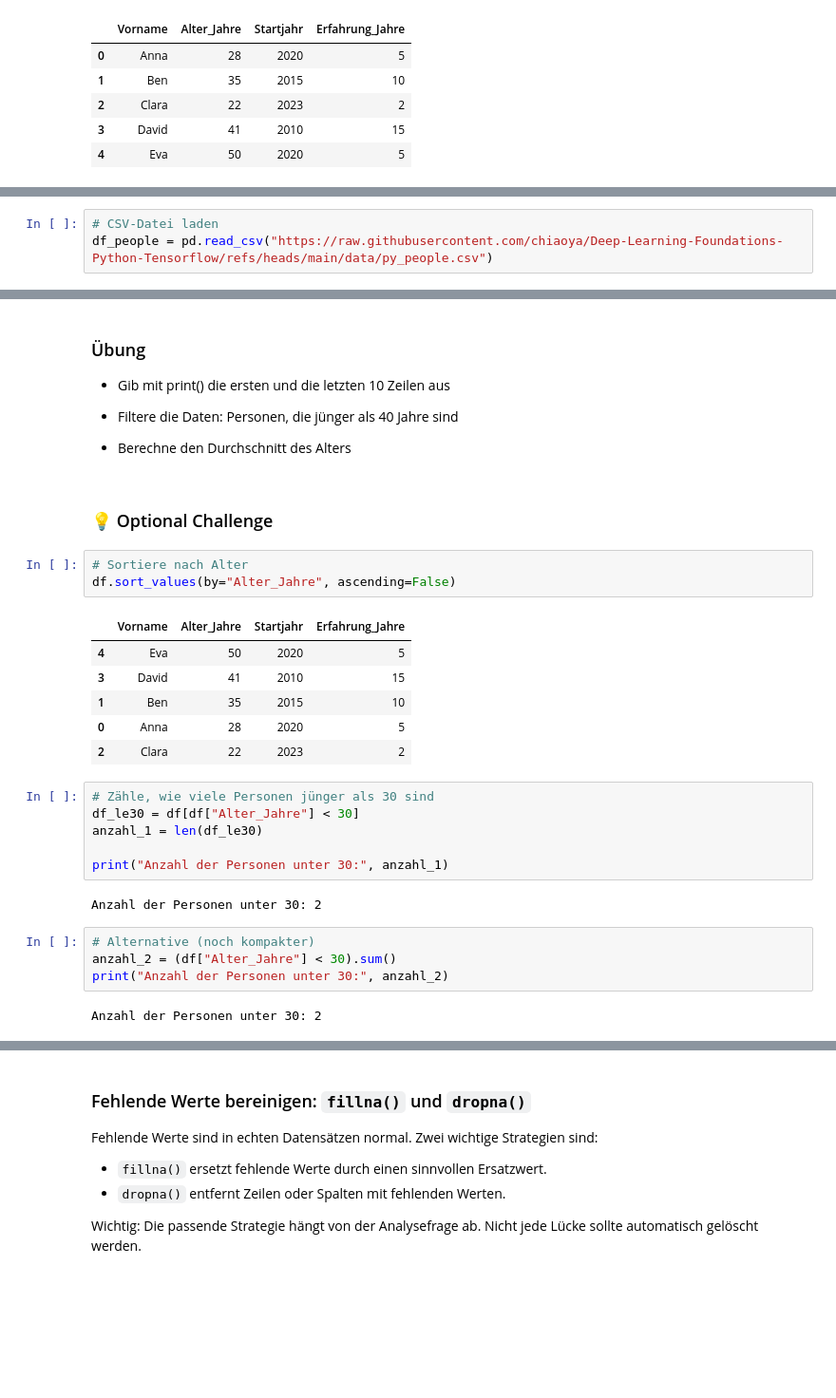
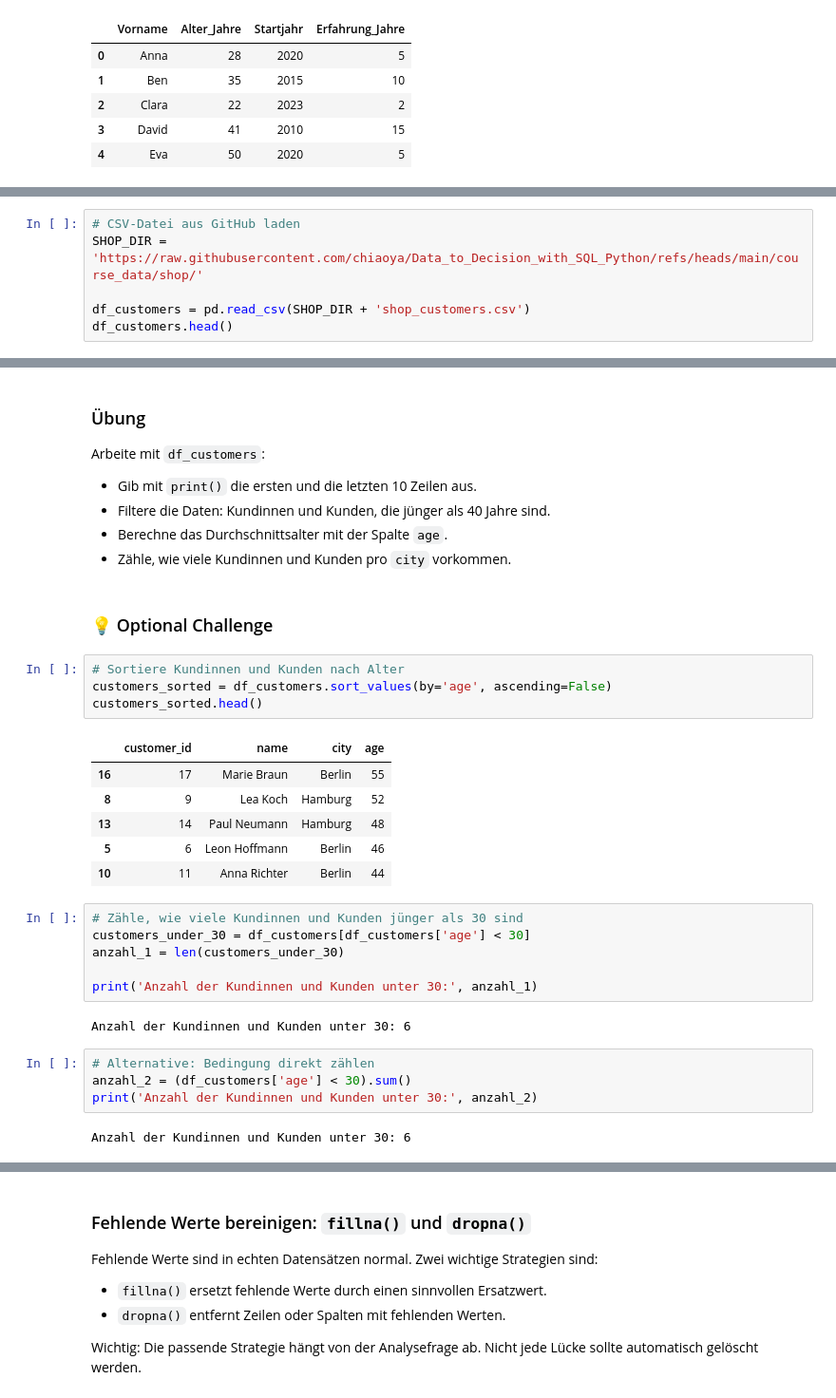
Before and after one commit to chiaoya/Data_to_Decision_with_SQL_Python, a Jupyter notebook: Tag 3/Day_3_Data_Analytics_SQL_Python.ipynb, the cells around one changed output, grey strips where cells are left out. Shown at 95% size. Saved outputs shown, nothing was run; the diff lists cells and outputs as text; blank space fills up the shorter version.

Commit message:
Update course notebooks and deck PDFs

```diff
--- a/Tag 3/Day_3_Data_Analytics_SQL_Python.ipynb
+++ b/Tag 3/Day_3_Data_Analytics_SQL_Python.ipynb
@@ -632,3 +583,6 @@ Lade die Datei people.csv aus Notion herunter und speichere sie auf deinem Deskt
 # %%
-# CSV-Datei laden
-df_people = pd.read_csv("https://raw.githubusercontent.com/chiaoya/Deep-Learning-Foundations-Python-Tensorflow/refs/heads/main/data/py_people.csv")
+# CSV-Datei aus GitHub laden
+SHOP_DIR = 'https://raw.githubusercontent.com/chiaoya/Data_to_Decision_with_SQL_Python/refs/heads/main/course_data/shop/'
+
+df_customers = pd.read_csv(SHOP_DIR + 'shop_customers.csv')
+df_customers.head()
@@ -635,35 +596,37 @@ df_people = pd.read_csv("https://raw.githubusercontent.com/chiaoya/Deep-Learning
 # %% [markdown]
 ### Übung
 
-- Gib mit print() die ersten und die letzten 10 Zeilen aus
+Arbeite mit `df_customers`:
 
-- Filtere die Daten: Personen, die jünger als 40 Jahre sind
-
-- Berechne den Durchschnitt des Alters
+- Gib mit `print()` die ersten und die letzten 10 Zeilen aus.
+- Filtere die Daten: Kundinnen und Kunden, die jünger als 40 Jahre sind.
+- Berechne das Durchschnittsalter mit der Spalte `age`.
+- Zähle, wie viele Kundinnen und Kunden pro `city` vorkommen.
 # %% [markdown]
 ### 💡 Optional Challenge
 # %%
-# Sortiere nach Alter
-df.sort_values(by="Alter_Jahre", ascending=False)
+# Sortiere Kundinnen und Kunden nach Alter
+customers_sorted = df_customers.sort_values(by='age', ascending=False)
+customers_sorted.head()
 # %% [output]
-|  | Vorname | Alter_Jahre | Startjahr | Erfahrung_Jahre |
-| 4 | Eva | 50 | 2020 | 5 |
-| 3 | David | 41 | 2010 | 15 |
-| 1 | Ben | 35 | 2015 | 10 |
-| 0 | Anna | 28 | 2020 | 5 |
-| 2 | Clara | 22 | 2023 | 2 |
+|  | customer_id | name | city | age |
+| 16 | 17 | Marie Braun | Berlin | 55 |
+| 8 | 9 | Lea Koch | Hamburg | 52 |
+| 13 | 14 | Paul Neumann | Hamburg | 48 |
+| 5 | 6 | Leon Hoffmann | Berlin | 46 |
+| 10 | 11 | Anna Richter | Berlin | 44 |
 # %%
-# Zähle, wie viele Personen jünger als 30 sind
-df_le30 = df[df["Alter_Jahre"] < 30]
-anzahl_1 = len(df_le30)
+# Zähle, wie viele Kundinnen und Kunden jünger als 30 sind
+customers_under_30 = df_customers[df_customers['age'] < 30]
+anzahl_1 = len(customers_under_30)
 
-print("Anzahl der Personen unter 30:", anzahl_1)
+print('Anzahl der Kundinnen und Kunden unter 30:', anzahl_1)
 # %% [output]
-Anzahl der Personen unter 30: 2
+Anzahl der Kundinnen und Kunden unter 30: 6
 # %%
-# Alternative (noch kompakter)
-anzahl_2 = (df["Alter_Jahre"] < 30).sum()
-print("Anzahl der Personen unter 30:", anzahl_2)
+# Alternative: Bedingung direkt zählen
+anzahl_2 = (df_customers['age'] < 30).sum()
+print('Anzahl der Kundinnen und Kunden unter 30:', anzahl_2)
 # %% [output]
-Anzahl der Personen unter 30: 2
+Anzahl der Kundinnen und Kunden unter 30: 6
 # %%
```
Also changed, not shown: parts of 139 cells of this notebook, 6 other files.
